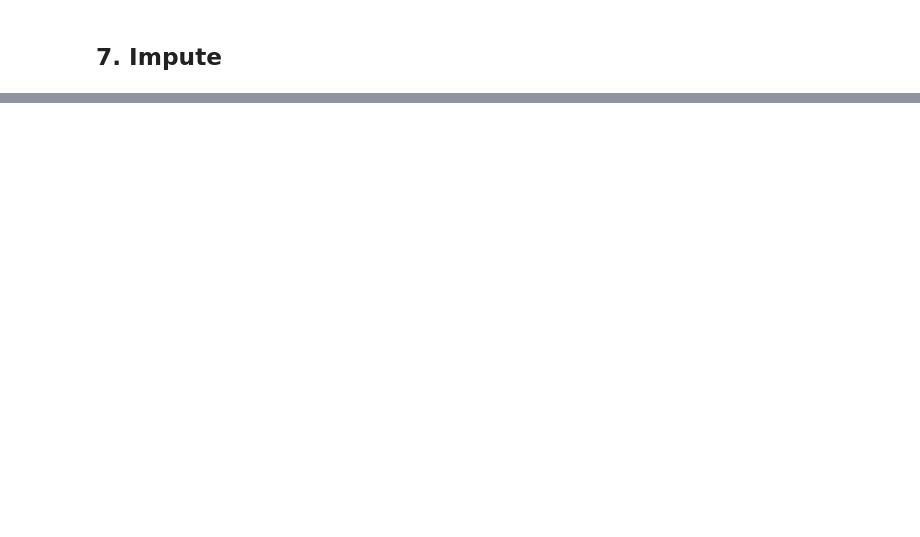
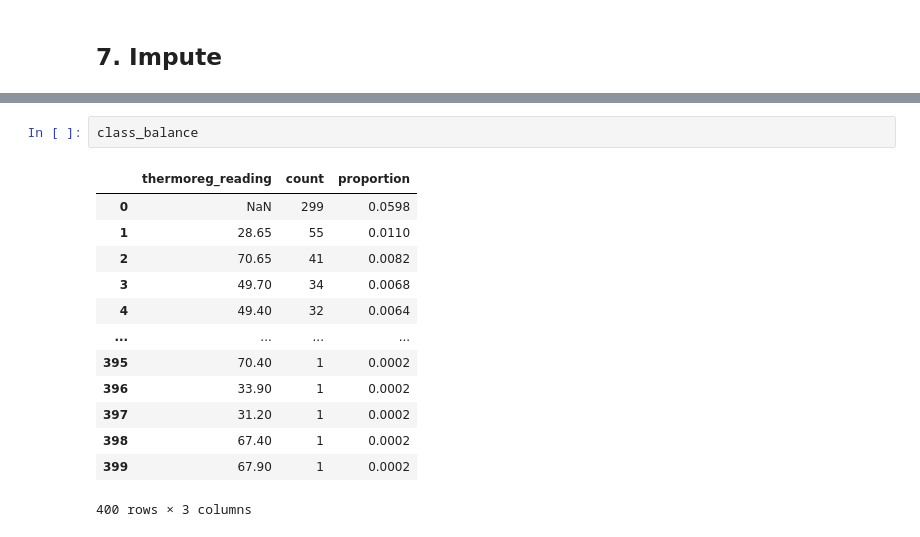
Before and after one commit to JamesCouture/CSI4506-Assignment1-Solution, a Jupyter notebook: Assignment1.ipynb, the cells around one changed output, grey strips where cells are left out. Drawn from its saved outputs; the diff is of its cells as text; blank space fills up the shorter version.

```diff
--- a/Assignment1.ipynb
+++ b/Assignment1.ipynb
@@ -244,0 +431,16 @@ outlier_counts
+# %%
+class_balance
+# %% [output]
+|  | thermoreg_reading | count | proportion |
+| 0 | NaN | 299 | 0.0598 |
+| 1 | 28.65 | 55 | 0.0110 |
+| 2 | 70.65 | 41 | 0.0082 |
+| 3 | 49.70 | 34 | 0.0068 |
+| 4 | 49.40 | 32 | 0.0064 |
+| ... | ... | ... | ... |
+| 395 | 70.40 | 1 | 0.0002 |
+| 396 | 33.90 | 1 | 0.0002 |
+| 397 | 31.20 | 1 | 0.0002 |
+| 398 | 67.40 | 1 | 0.0002 |
+| 399 | 67.90 | 1 | 0.0002 |
+400 rows × 3 columns
```
Also changed, not shown: parts of 19 cells of this notebook.
